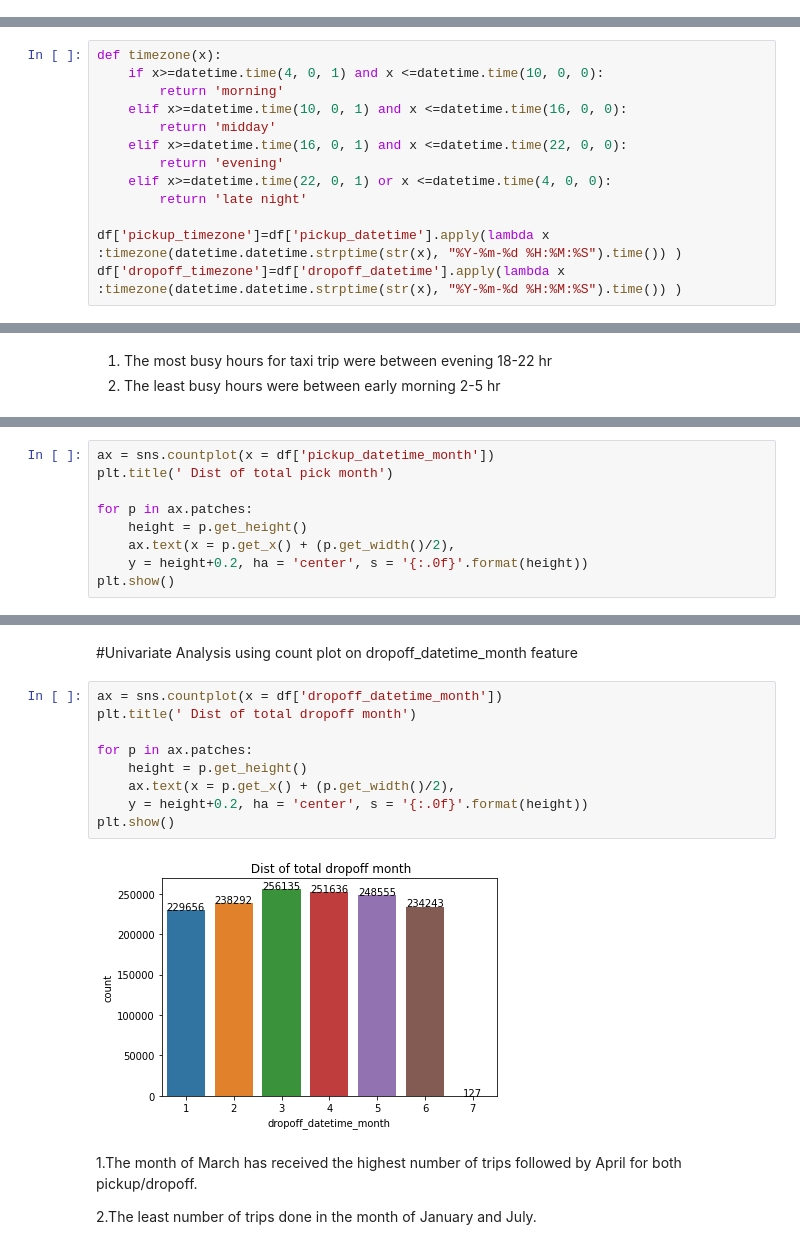
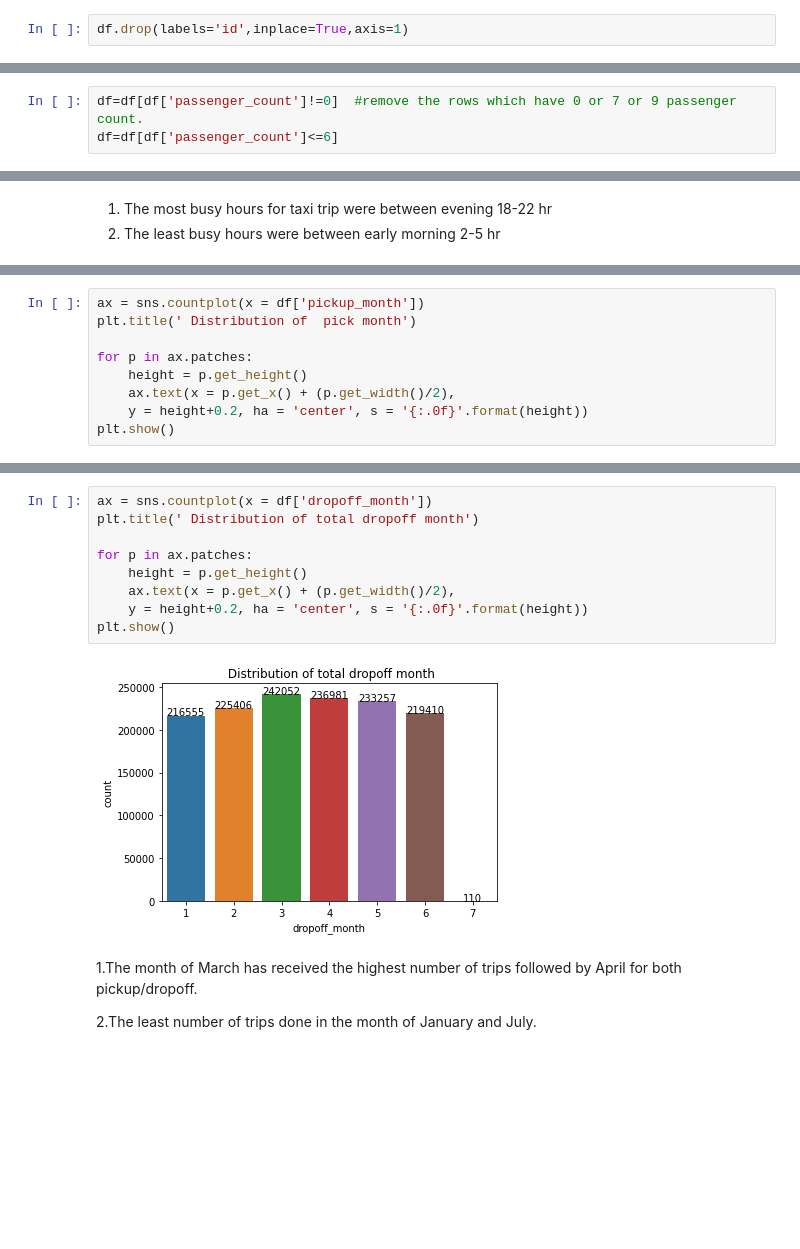
Before and after one commit to VargheseTito/NYC-Taxi-Trip-Time-Prediction, a Jupyter notebook: (Loud_n_Cloud)_NYC_Taxi_Trip_Time_Prediction_(Loud_n_Cloud)_Capstone_Project.ipynb, the cells around one changed output, grey strips where cells are left out. Drawn from its saved outputs; the diff is of its cells as text; blank space fills up the shorter version.

```diff
--- a/(Loud_n_Cloud)_NYC_Taxi_Trip_Time_Prediction_(Loud_n_Cloud)_Capstone_Project.ipynb
+++ b/(Loud_n_Cloud)_NYC_Taxi_Trip_Time_Prediction_(Loud_n_Cloud)_Capstone_Project.ipynb
@@ -186,0 +456,2 @@ df.duplicated().sum()
+# %%
+df.drop(labels='id',inplace=True,axis=1)
@@ -202,3 +499,6 @@ plt.show()
+# %%
+df=df[df['passenger_count']!=0]  #remove the rows which have 0 or 7 or 9 passenger count.
+df=df[df['passenger_count']<=6]
 # %% [markdown]
 The above plot tells us that the mostly  the taxi trip passengers count is one.
 
@@ -220,15 +520,2 @@ Text(0.5, 1.0, ' no of dropoffs done on each day of the week')
 # %% [markdown]
 The plot tells us that mostly on friday's we can see a high demand for taxi trip and the least number of taxi trip demand on Monday.
-# %%
-def timezone(x):
-    if x>=datetime.time(4, 0, 1) and x <=datetime.time(10, 0, 0):
-        return 'morning'
-    elif x>=datetime.time(10, 0, 1) and x <=datetime.time(16, 0, 0):
-        return 'midday'
-    elif x>=datetime.time(16, 0, 1) and x <=datetime.time(22, 0, 0):
-        return 'evening'
-    elif x>=datetime.time(22, 0, 1) or x <=datetime.time(4, 0, 0):
-        return 'late night'
-
-df['pickup_timezone']=df['pickup_datetime'].apply(lambda x :timezone(datetime.datetime.strptime(str(x), "%Y-%m-%d %H:%M:%S").time()) )
-df['dropoff_timezone']=df['dropoff_datetime'].apply(lambda x :timezone(datetime.datetime.strptime(str(x), "%Y-%m-%d %H:%M:%S").time()) )
@@ -297,6 +577,6 @@ plt.show()
 # %%
-ax = sns.countplot(x = df['pickup_datetime_month'])
-plt.title(' Dist of total pick month')
+ax = sns.countplot(x = df['pickup_month'])
+plt.title(' Distribution of  pick month')
 
 for p in ax.patches:
     height = p.get_height()
@@ -308,16 +588,14 @@ plt.show()
-# %% [markdown]
-#Univariate Analysis using count plot on dropoff_datetime_month feature
 # %%
-ax = sns.countplot(x = df['dropoff_datetime_month'])
-plt.title(' Dist of total dropoff month')
+ax = sns.countplot(x = df['dropoff_month'])
+plt.title(' Distribution of total dropoff month')
 
 for p in ax.patches:
     height = p.get_height()
     ax.text(x = p.get_x() + (p.get_width()/2),
     y = height+0.2, ha = 'center', s = '{:.0f}'.format(height))
 plt.show()
 # %% [output]
-[figure, old version]
+[figure, new version]
 # %% [markdown]
 1.The month of March has received the highest number of trips followed by April for both pickup/dropoff.
 
```
Also changed, not shown: parts of 224 cells of this notebook.
